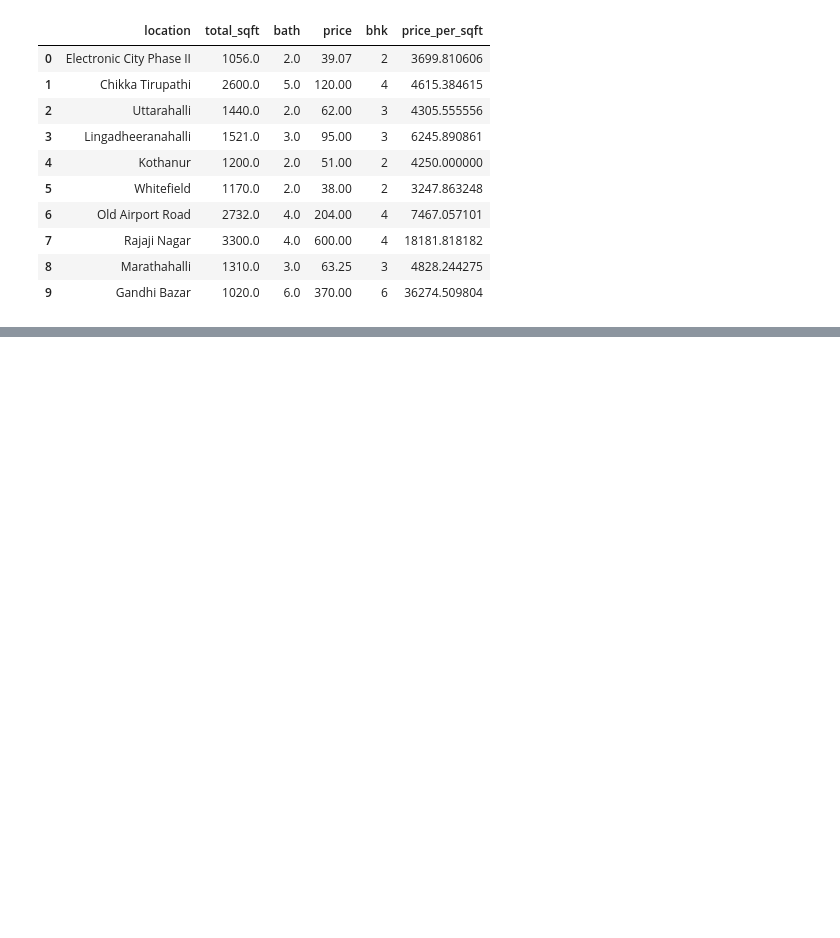
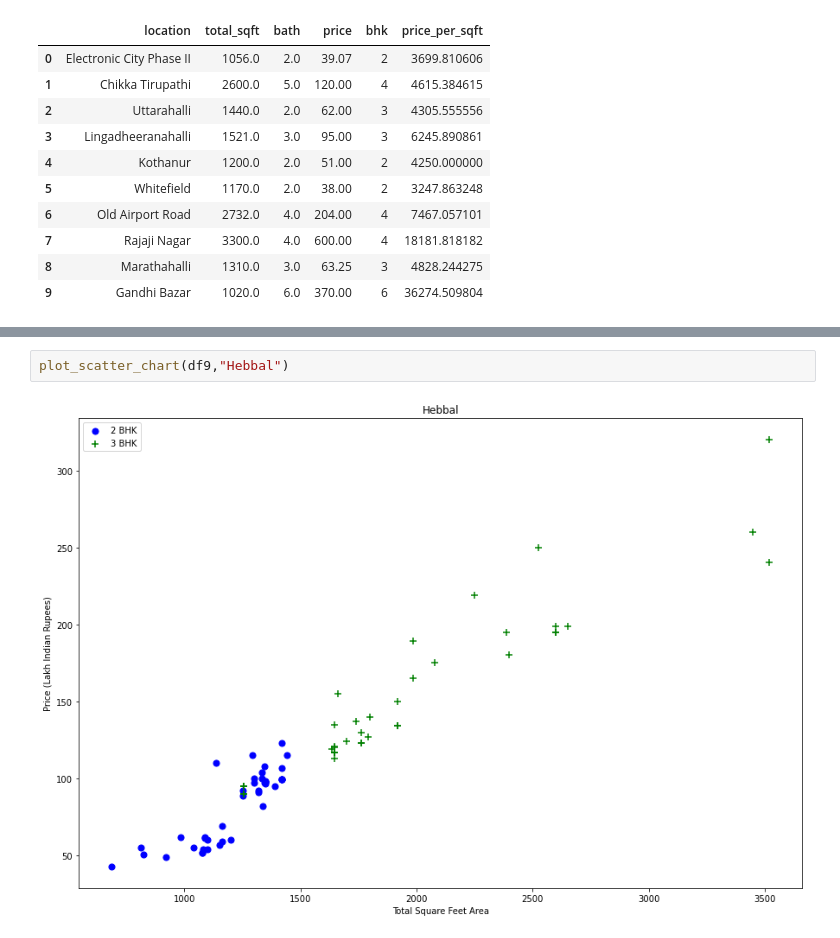
Before and after one commit to KrishnaGupta4135/Real-estate-Prediction, a Jupyter notebook: Untitled1.ipynb, the cells around one changed output, grey strips where cells are left out. Drawn from its saved outputs; the diff is of its cells as text; blank space fills up the shorter version.

```diff
--- a/Untitled1.ipynb
+++ b/Untitled1.ipynb
@@ -235,0 +399,4 @@ df6.head(10)
+# %%
+plot_scatter_chart(df9,"Hebbal")
+# %% [output]
+[figure, added]
```
Also changed, not shown: parts of 46 cells of this notebook.
